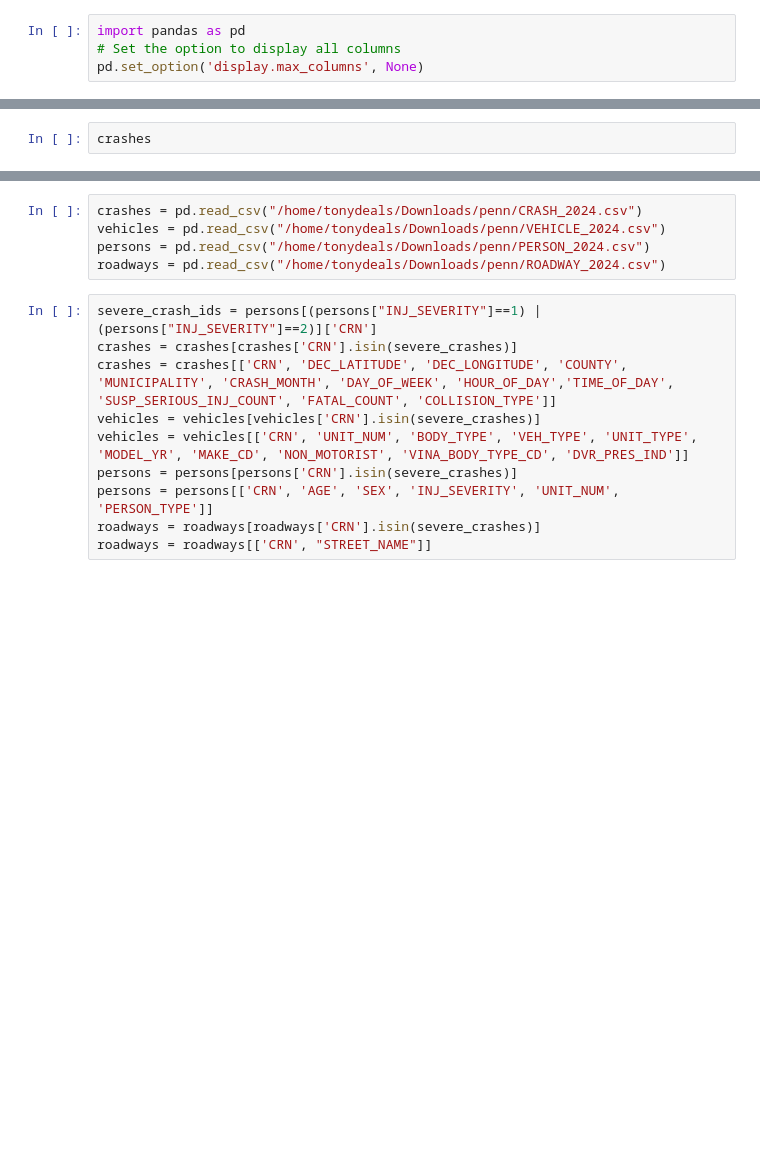
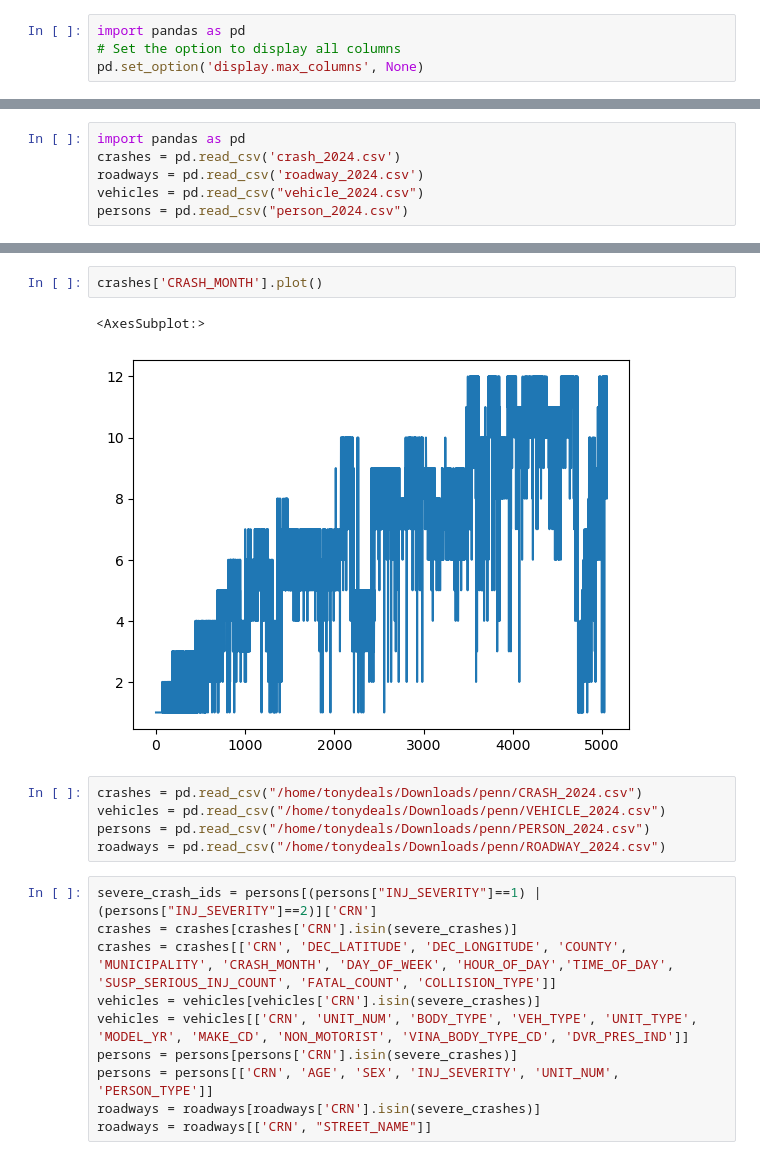
Before and after one commit to bencarneiro/ntsb, a Jupyter notebook: pennsylvania/Untitled.ipynb, the cells around one changed output, grey strips where cells are left out. Saved outputs shown, nothing was run; the diff lists cells and outputs as text; blank space fills up the shorter version.

Commit message:
add pennsylvania test import script - workin progress

```diff
--- a/pennsylvania/Untitled.ipynb
+++ b/pennsylvania/Untitled.ipynb
@@ -23,4 +23,8 @@ for year in range(2005, 2025):
     roadways.to_csv(f"/home/tonydeals/app/ntsb/pennsylvania/roadway_{year}.csv")
     # break
 # %%
-crashes
+import pandas as pd
+crashes = pd.read_csv('crash_2024.csv')
+roadways = pd.read_csv('roadway_2024.csv')
+vehicles = pd.read_csv("vehicle_2024.csv")
+persons = pd.read_csv("person_2024.csv")
@@ -41,3 +99,8 @@ crashes
+# %%
+crashes['CRASH_MONTH'].plot()
+# %% [output]
+<AxesSubplot:>
+[figure, added]
 # %%
 crashes = pd.read_csv("/home/tonydeals/Downloads/penn/CRASH_2024.csv")
 vehicles = pd.read_csv("/home/tonydeals/Downloads/penn/VEHICLE_2024.csv")
```
Also changed, not shown: parts of 9 cells of this notebook, 22 other files.
